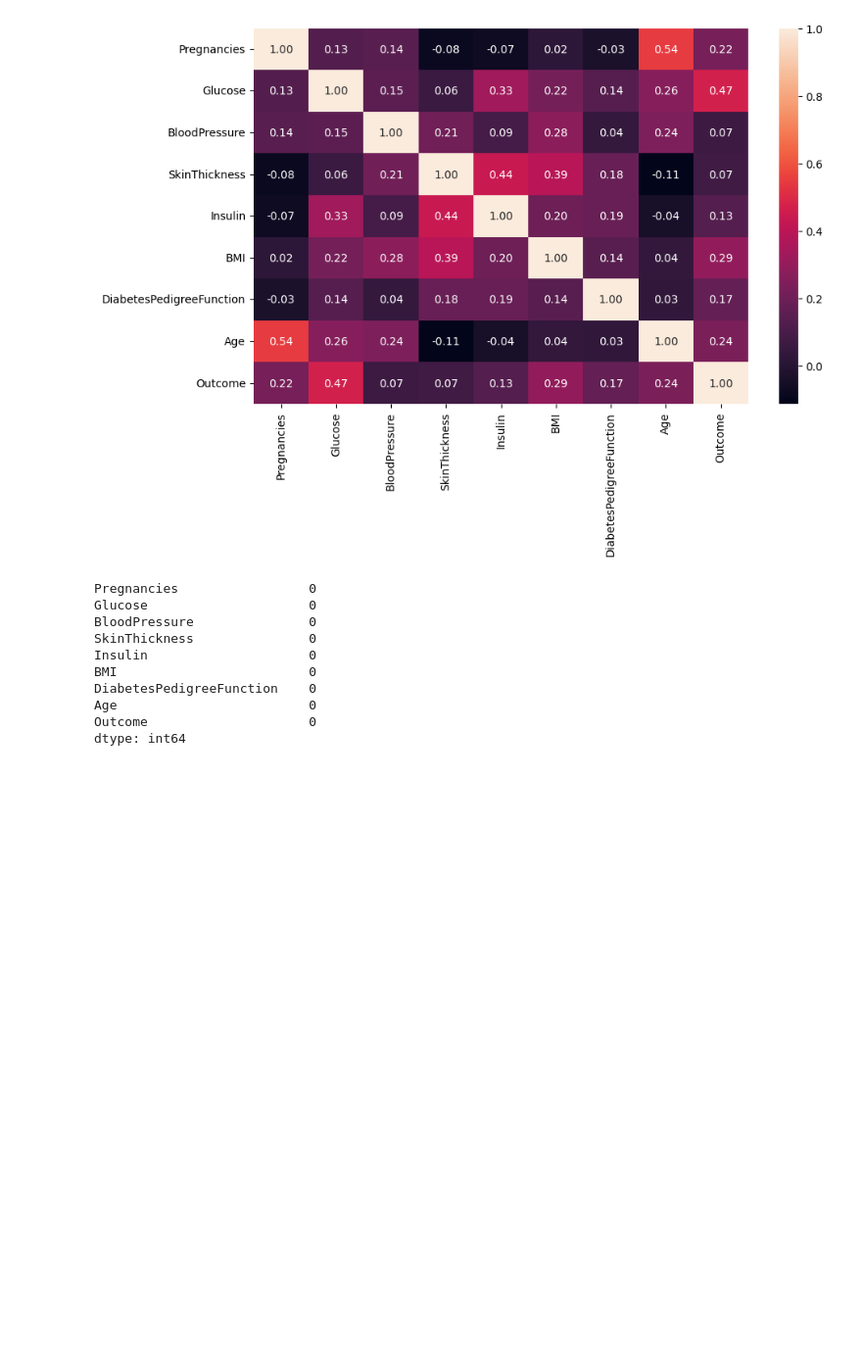
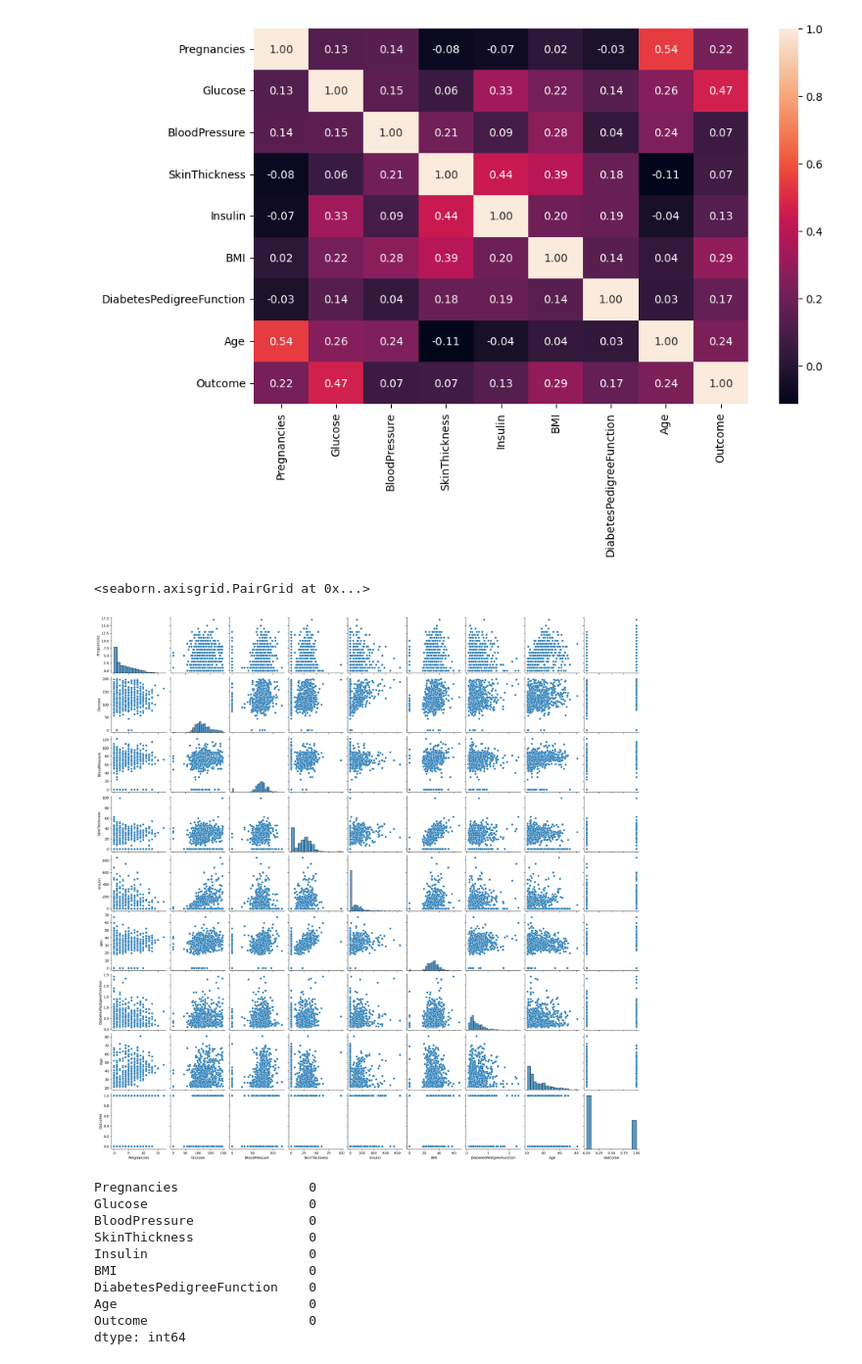
Before and after one commit to bartowen/desicion_tree_algo, a Jupyter notebook: src/explore.ipynb, the cells around one changed output. Shown at 98% size. Cells and saved outputs as stored; diff of their text form; code cells hidden in the pictures; blank space fills up the shorter version.

Commit message:
pairplot

```diff
--- a/src/explore.ipynb
+++ b/src/explore.ipynb
@@ -176,6 +176,11 @@ plt.tight_layout()
 plt.show()
 # %% [output]
 [figure]
+# %%
+sns.pairplot(data = df)
+# %% [output]
+<seaborn.axisgrid.PairGrid at 0x...>
+[figure, added]
 # %%
 df.isnull().sum().sort_values(ascending=False)
 # %% [output]
```
